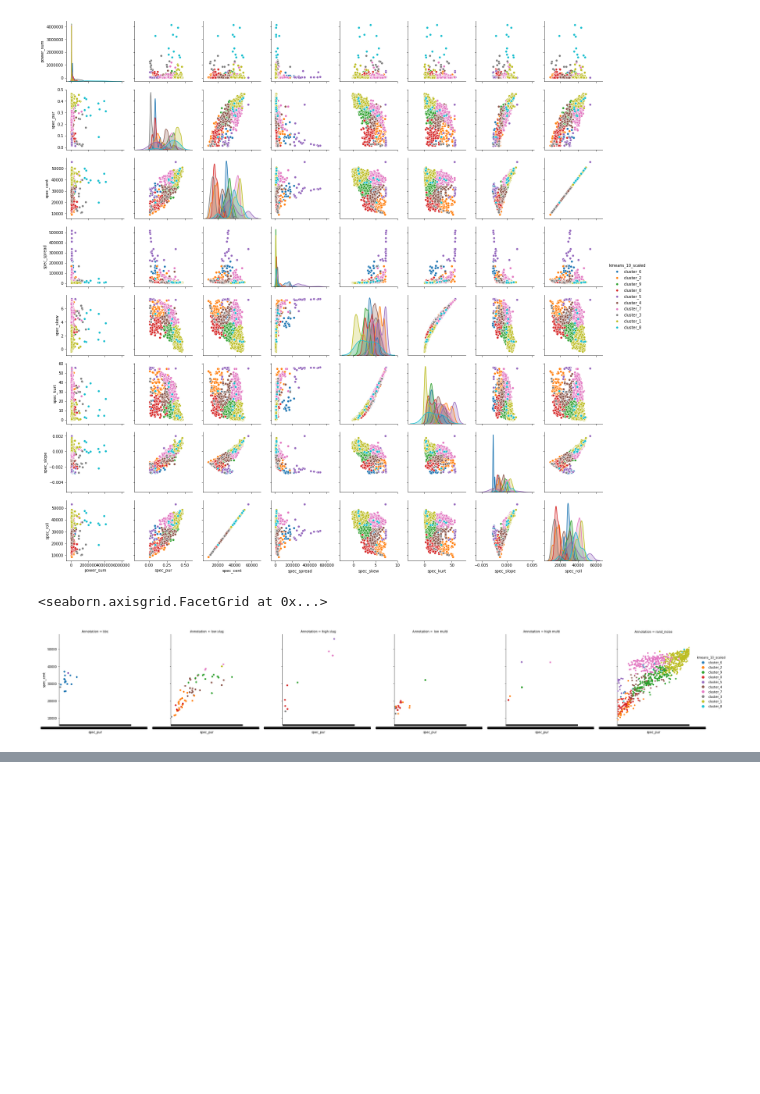
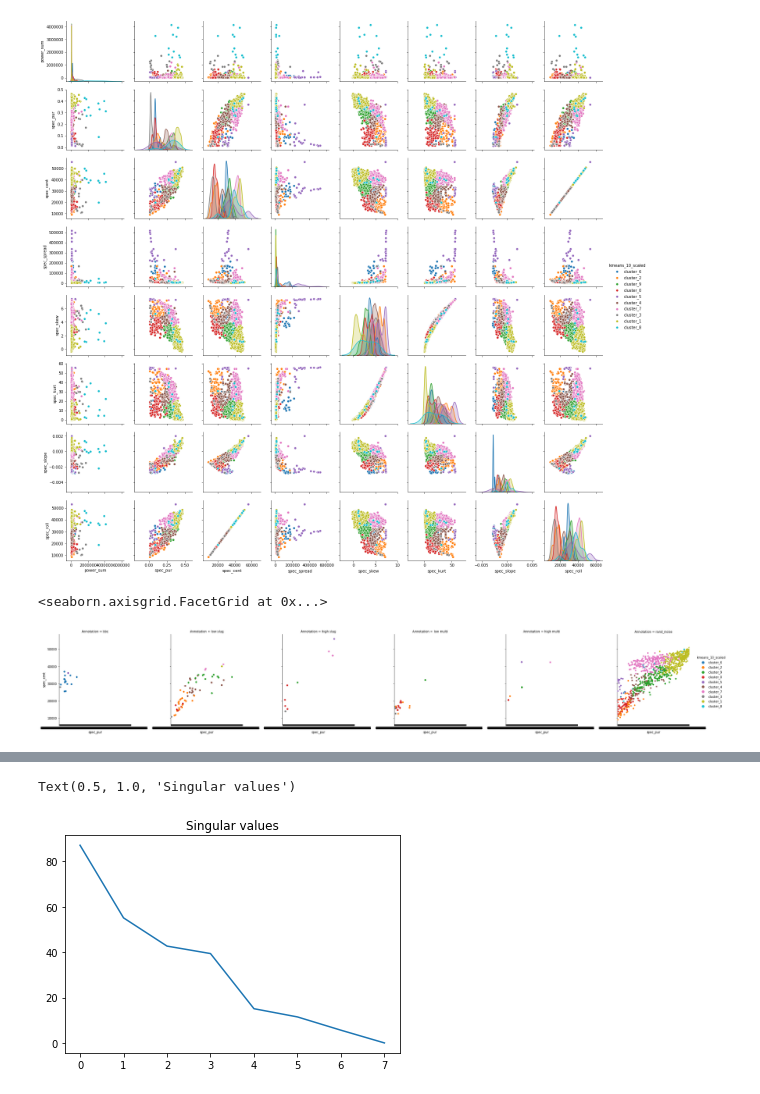
Before and after one commit to grace3999/USV_Python, a Jupyter notebook: Notebooks/5_xr_Annotations_clustering.ipynb, the cells around one changed output, grey strips where cells are left out. Cells and saved outputs as stored; diff of their text form; code cells hidden in the pictures; blank space fills up the shorter version.

```diff
--- a/Notebooks/5_xr_Annotations_clustering.ipynb
+++ b/Notebooks/5_xr_Annotations_clustering.ipynb
@@ -203,0 +255,6 @@ sns.catplot(x="spec_pur", y="spec_cent", hue="kmeans_10_scaled", col='Annotation
+# %%
+plt.plot(pca.singular_values_)
+plt.title("Singular values")
+# %% [output]
+Text(0.5, 1.0, 'Singular values')
+[figure, added]
```
Also changed, not shown: parts of 18 cells of this notebook.
